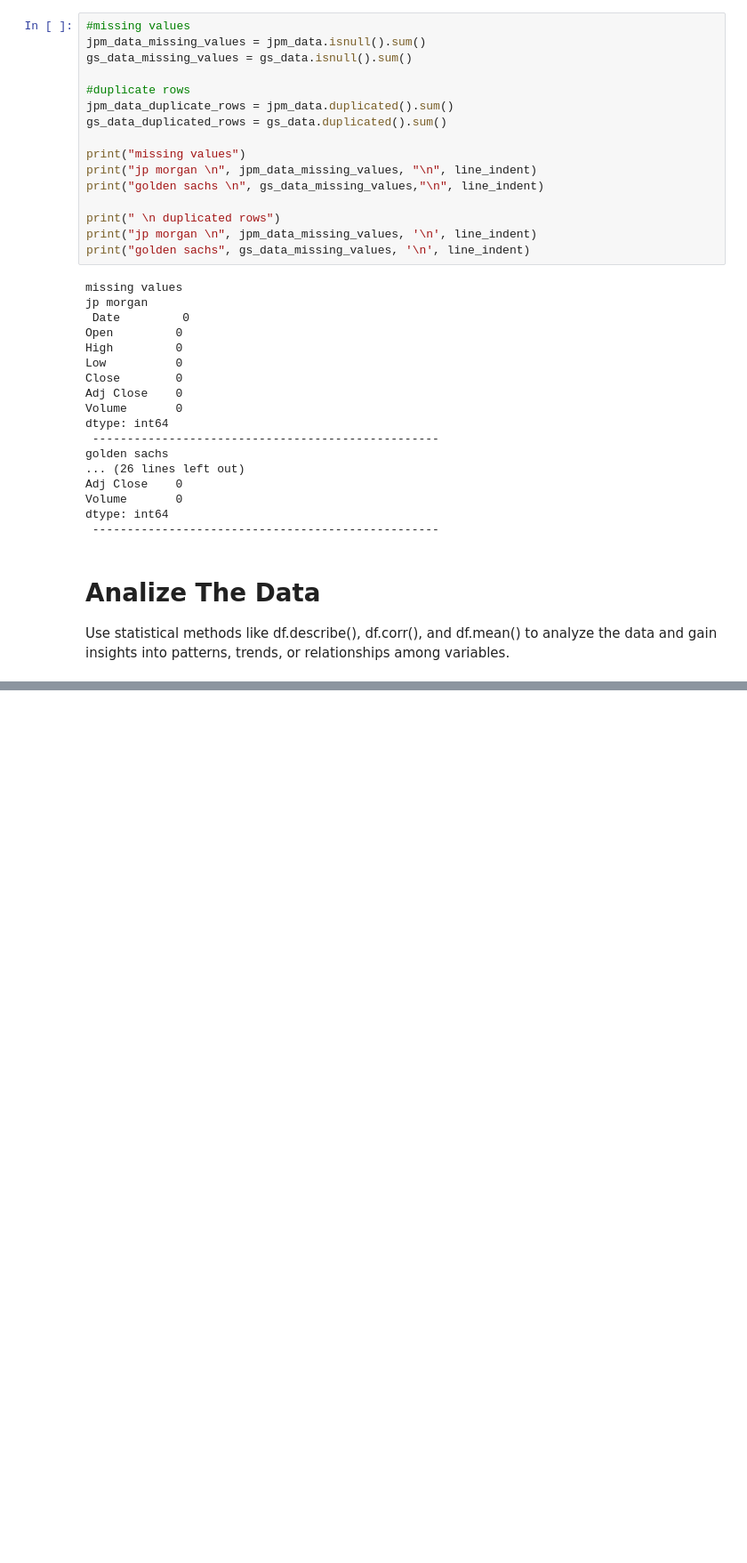
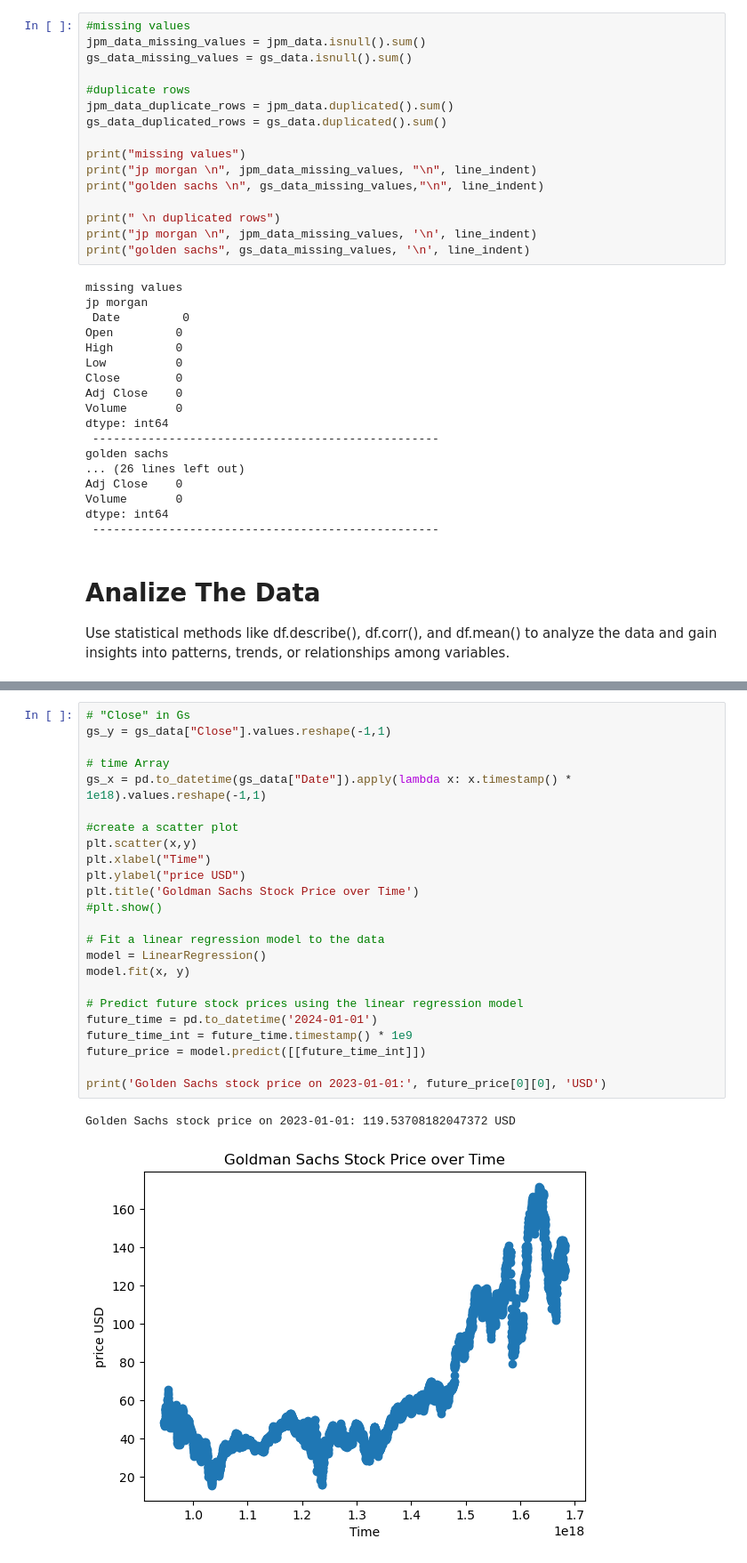
Before and after one commit to wiggapony0925/Goldman-Sachs-JPMorgan-Chase-share-prices-2000---2023-, a Jupyter notebook: goldman-sachs-jpmorgan-chase-share-prices.ipynb, the cells around one changed output, grey strips where cells are left out. Shown at 89% size. Cells and saved outputs as stored; diff of their text form; blank space fills up the shorter version.

```diff
--- a/goldman-sachs-jpmorgan-chase-share-prices.ipynb
+++ b/goldman-sachs-jpmorgan-chase-share-prices.ipynb
@@ -135,0 +193,27 @@ Use statistical methods like df.describe(), df.corr(), and df.mean() to analyze
+# %%
+# "Close" in Gs
+gs_y = gs_data["Close"].values.reshape(-1,1)
+
+# time Array
+gs_x = pd.to_datetime(gs_data["Date"]).apply(lambda x: x.timestamp() * 1e18).values.reshape(-1,1)
+
+#create a scatter plot
+plt.scatter(x,y)
+plt.xlabel("Time")
+plt.ylabel("price USD")
+plt.title('Goldman Sachs Stock Price over Time')
+#plt.show()
+
+# Fit a linear regression model to the data
+model = LinearRegression()
+model.fit(x, y)
+
+# Predict future stock prices using the linear regression model
+future_time = pd.to_datetime('2024-01-01')
+future_time_int = future_time.timestamp() * 1e9
+future_price = model.predict([[future_time_int]])
+
+print('Golden Sachs stock price on 2023-01-01:', future_price[0][0], 'USD')
+# %% [output]
+Golden Sachs stock price on 2023-01-01: 119.53708182047372 USD
+[figure, added]
```
Also changed, not shown: parts of 4 cells of this notebook.
